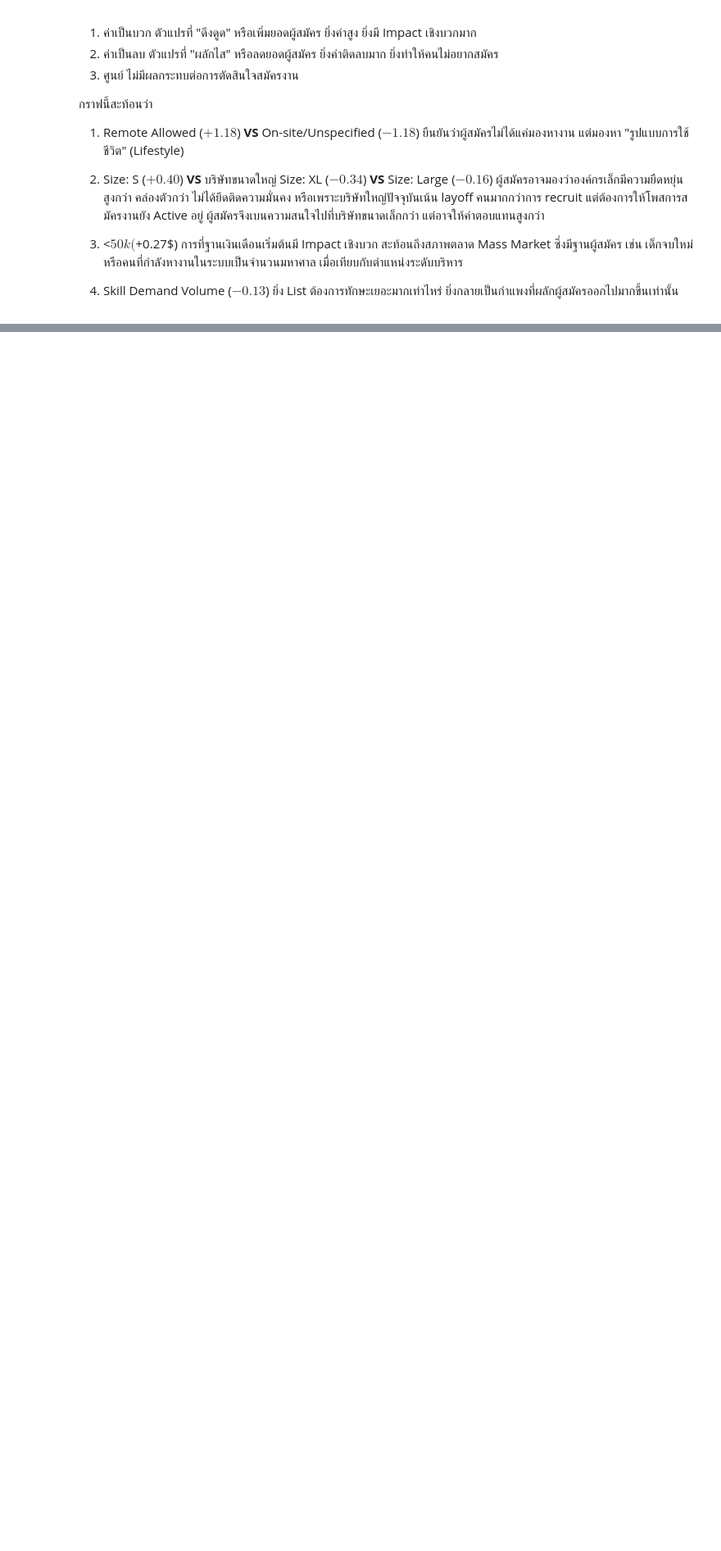
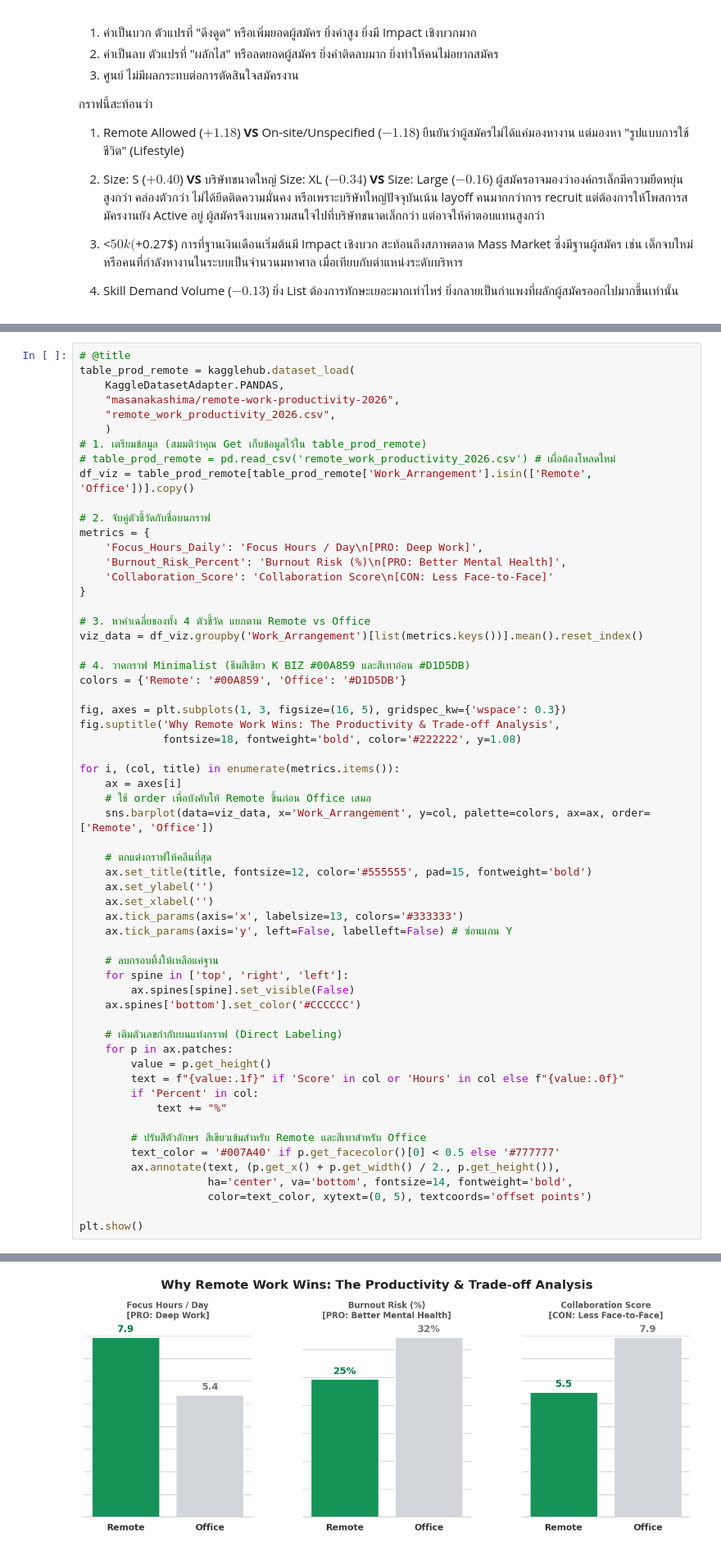
Before and after one commit to gettokeroro/DADS5001_MINI_PROJECT, a Jupyter notebook: job_application_analysis.ipynb, the cells around one changed output, grey strips where cells are left out. Shown at 82% size. Cells and saved outputs as stored; diff of their text form; blank space fills up the shorter version.

```diff
--- a/job_application_analysis.ipynb
+++ b/job_application_analysis.ipynb
@@ -2447,0 +2537,60 @@ fig.show()
+# %%
+# @title
+table_prod_remote = kagglehub.dataset_load(
+    KaggleDatasetAdapter.PANDAS,
+    "masanakashima/remote-work-productivity-2026",
+    "remote_work_productivity_2026.csv",
+    )
+# 1. เตรียมข้อมูล (สมมติว่าคุณ Get เก็บข้อมูลไว้ใน table_prod_remote)
+# table_prod_remote = pd.read_csv('remote_work_productivity_2026.csv') # เผื่อต้องโหลดใหม่
+df_viz = table_prod_remote[table_prod_remote['Work_Arrangement'].isin(['Remote', 'Office'])].copy()
+
+# 2. จับคู่ตัวชี้วัดกับชื่อบนกราฟ
+metrics = {
+    'Focus_Hours_Daily': 'Focus Hours / Day\n[PRO: Deep Work]',
+    'Burnout_Risk_Percent': 'Burnout Risk (%)\n[PRO: Better Mental Health]',
+    'Collaboration_Score': 'Collaboration Score\n[CON: Less Face-to-Face]'
+}
+
+# 3. หาค่าเฉลี่ยของทั้ง 4 ตัวชี้วัด แยกตาม Remote vs Office
+viz_data = df_viz.groupby('Work_Arrangement')[list(metrics.keys())].mean().reset_index()
+
+# 4. วาดกราฟ Minimalist (ธีมสีเขียว K BIZ #00A859 และสีเทาอ่อน #D1D5DB)
+colors = {'Remote': '#00A859', 'Office': '#D1D5DB'}
+
+fig, axes = plt.subplots(1, 3, figsize=(16, 5), gridspec_kw={'wspace': 0.3})
+fig.suptitle('Why Remote Work Wins: The Productivity & Trade-off Analysis',
+             fontsize=18, fontweight='bold', color='#222222', y=1.08)
+
+for i, (col, title) in enumerate(metrics.items()):
+    ax = axes[i]
+    # ใช้ order เพื่อบังคับให้ Remote ขึ้นก่อน Office เสมอ
+    sns.barplot(data=viz_data, x='Work_Arrangement', y=col, palette=colors, ax=ax, order=['Remote', 'Office'])
+
+    # ตกแต่งกราฟให้คลีนที่สุด
+    ax.set_title(title, fontsize=12, color='#555555', pad=15, fontweight='bold')
+    ax.set_ylabel('')
+    ax.set_xlabel('')
+    ax.tick_params(axis='x', labelsize=13, colors='#333333')
+    ax.tick_params(axis='y', left=False, labelleft=False) # ซ่อนแกน Y
+
+    # ลบกรอบทิ้งให้เหลือแค่ฐาน
+    for spine in ['top', 'right', 'left']:
+        ax.spines[spine].set_visible(False)
+    ax.spines['bottom'].set_color('#CCCCCC')
+
+    # เติมตัวเลขกำกับบนแท่งกราฟ (Direct Labeling)
+    for p in ax.patches:
+        value = p.get_height()
+        text = f"{value:.1f}" if 'Score' in col or 'Hours' in col else f"{value:.0f}"
+        if 'Percent' in col:
+            text += "%"
+
+        # ปรับสีตัวอักษร สีเขียวเข้มสำหรับ Remote และสีเทาสำหรับ Office
+        text_color = '#007A40' if p.get_facecolor()[0] < 0.5 else '#777777'
+        ax.annotate(text, (p.get_x() + p.get_width() / 2., p.get_height()),
+                    ha='center', va='bottom', fontsize=14, fontweight='bold',
+                    color=text_color, xytext=(0, 5), textcoords='offset points')
+
+plt.show()
+# %% [output]
@@ -2447,0 +2598 @@ fig.show()
+[figure, added]
```
Also changed, not shown: parts of 3 cells of this notebook.
